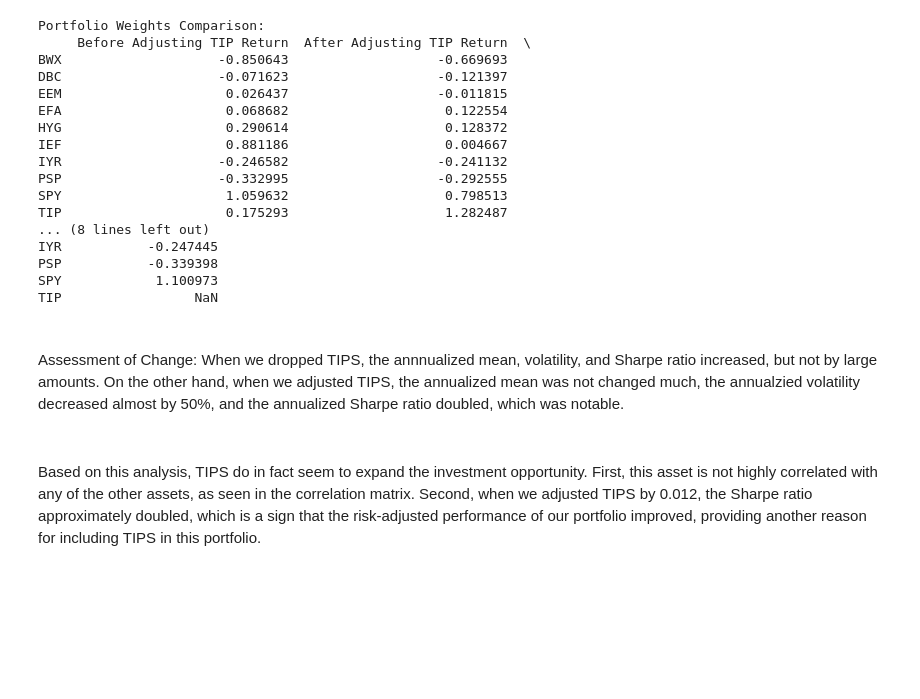
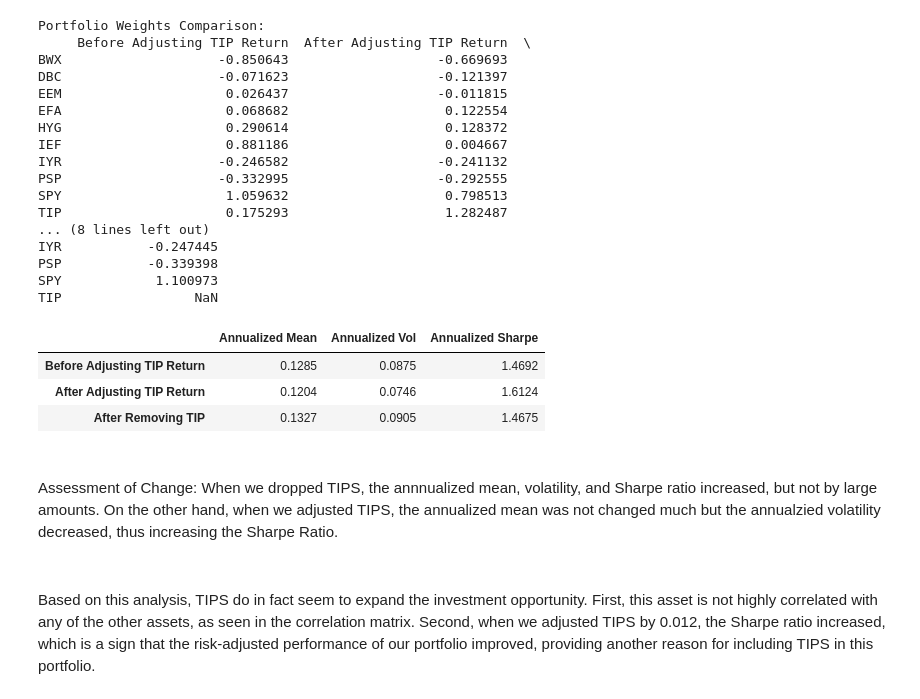
Before and after one commit to skajiyam/FINM-36700-Portfolio-and-Risk-Management, a Jupyter notebook: Harvard’s Endowment/2 Mean-Variance Optimization.ipynb, the cells around one changed output. Drawn from its saved outputs; the diff is of its cells as text; code cells hidden in the pictures; blank space fills up the shorter version.

```diff
--- a/Harvard’s Endowment/2 Mean-Variance Optimization.ipynb
+++ b/Harvard’s Endowment/2 Mean-Variance Optimization.ipynb
@@ -323,10 +323,25 @@ IYR           -0.247445
 PSP           -0.339398
 SPY            1.100973
 TIP                 NaN
+# %%
+#Performance Comparison
+portfolio = ["Before Adjusting TIP Return", "After Adjusting TIP Return", "After Removing TIP"]
+performance = {
+    "Annualized Mean": [(mean_tan * 12).round(4), (mean_m_adj_tips * 12).round(4), (mean_tan_minus_tips * 12).round(4)],
+    "Annualized Vol": [(vol_tan * np.sqrt(12)).round(4), (vol_tan_adj_tips * np.sqrt(12)).round(4), (vol_tan_minus_tips * np.sqrt(12)).round(4)],
+    "Annualized Sharpe": [(sharpe_tan * np.sqrt(12)).round(4), (sharpe_tan_adj_tips * np.sqrt(12)).round(4), (sharpe_tan_minus_tips * np.sqrt(12)).round(4)]
+}
+perf_comp_df = pd.DataFrame(performance, index= portfolio)
+perf_comp_df
+# %% [output]
+|  | Annualized Mean | Annualized Vol | Annualized Sharpe |
+| Before Adjusting TIP Return | 0.1285 | 0.0875 | 1.4692 |
+| After Adjusting TIP Return | 0.1204 | 0.0746 | 1.6124 |
+| After Removing TIP | 0.1327 | 0.0905 | 1.4675 |
 # %% [markdown]
 ####
 Assessment of Change:
-    When we dropped TIPS, the annnualized mean, volatility, and Sharpe ratio increased, but not by large amounts. On the other hand, when we adjusted TIPS, the annualized mean was not changed much, the annualzied volatility decreased almost by 50%, and the annualized Sharpe ratio doubled, which was notable.
+    When we dropped TIPS, the annnualized mean, volatility, and Sharpe ratio increased, but not by large amounts. On the other hand, when we adjusted TIPS, the annualized mean was not changed much but the annualzied volatility decreased, thus increasing the Sharpe Ratio.
 # %% [markdown]
 ####
-Based on this analysis, TIPS do in fact seem to expand the investment opportunity. First, this asset is not highly correlated with any of the other assets, as seen in the correlation matrix. Second, when we adjusted TIPS by 0.012, the Sharpe ratio approximately doubled, which is a sign that the risk-adjusted performance of our portfolio improved, providing another reason for including TIPS in this portfolio.
+Based on this analysis, TIPS do in fact seem to expand the investment opportunity. First, this asset is not highly correlated with any of the other assets, as seen in the correlation matrix. Second, when we adjusted TIPS by 0.012, the Sharpe ratio increased, which is a sign that the risk-adjusted performance of our portfolio improved, providing another reason for including TIPS in this portfolio.
```
